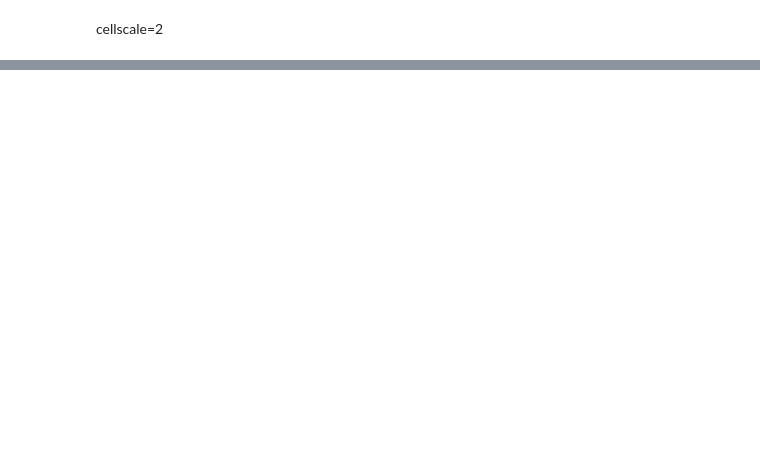
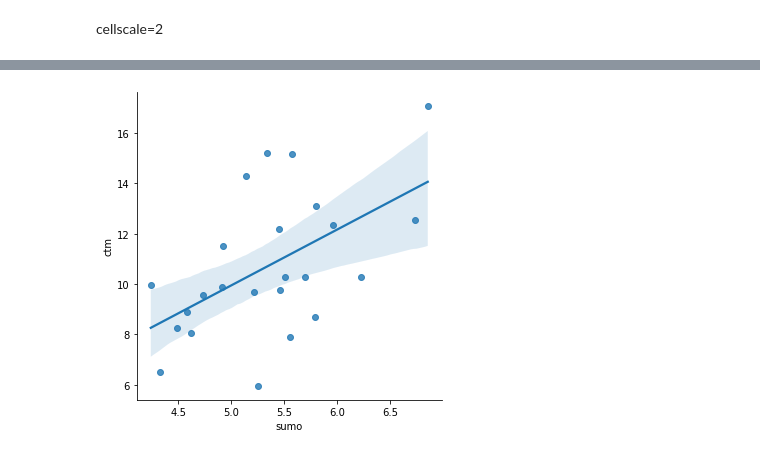
Before and after one commit to Eightina/Digital-Twin-CTM, a Jupyter notebook: Digital-Twin/analyze.ipynb, the cells around one changed output, grey strips where cells are left out. Cells and saved outputs as stored; diff of their text form; code cells hidden in the pictures; blank space fills up the shorter version.

```diff
--- a/Digital-Twin/analyze.ipynb
+++ b/Digital-Twin/analyze.ipynb
@@ -398,0 +508,10 @@ cellscale=2
+# %%
+sns.lmplot(
+    data = maindf,
+    x='sumo',
+    y='ctm',
+    order=1
+)
+plt.show()
+# %% [output]
+[figure, added]
```
Also changed, not shown: parts of 18 cells of this notebook, 24 other files.
